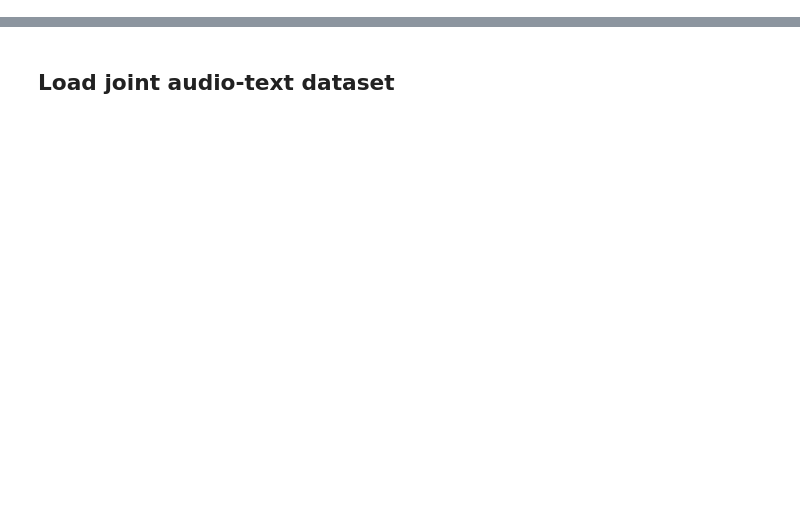
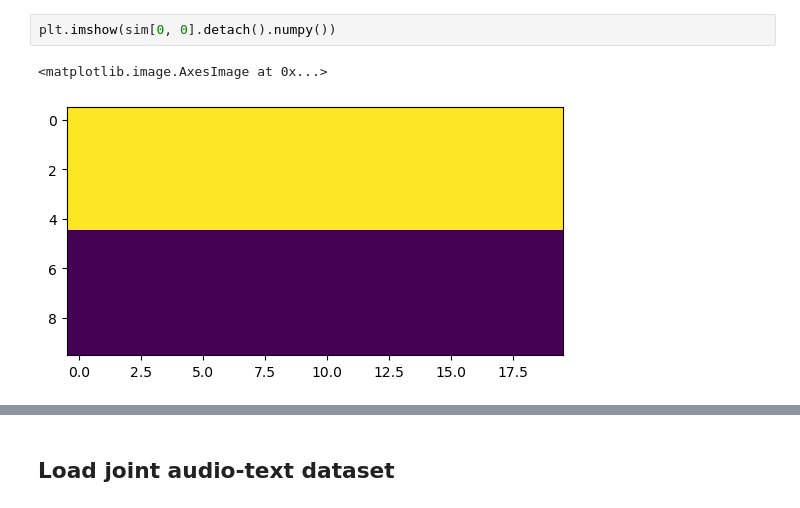
Before and after one commit to thefinnlab/isc_asynchrony_behavioral, a Jupyter notebook: code/notebooks/model04_ModelBuilding–AudioLLM.ipynb, the cells around one changed output, grey strips where cells are left out. Cells and saved outputs as stored; diff of their text form; blank space fills up the shorter version.

```diff
--- a/code/notebooks/model04_ModelBuilding–AudioLLM.ipynb
+++ b/code/notebooks/model04_ModelBuilding–AudioLLM.ipynb
@@ -18,0 +305,5 @@ The autoreload extension is already loaded. To reload it, use:
+# %%
+plt.imshow(sim[0, 0].detach().numpy())
+# %% [output]
+<matplotlib.image.AxesImage at 0x...>
+[figure, added]
```
Also changed, not shown: parts of 32 cells of this notebook, 35 other files.
